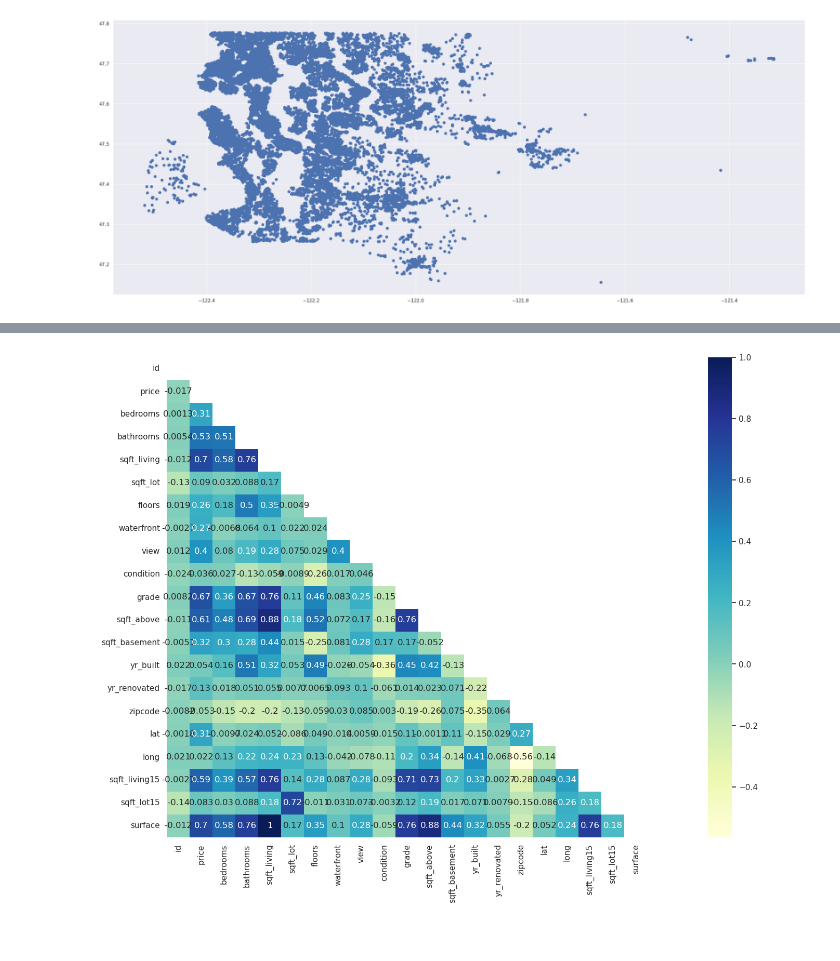
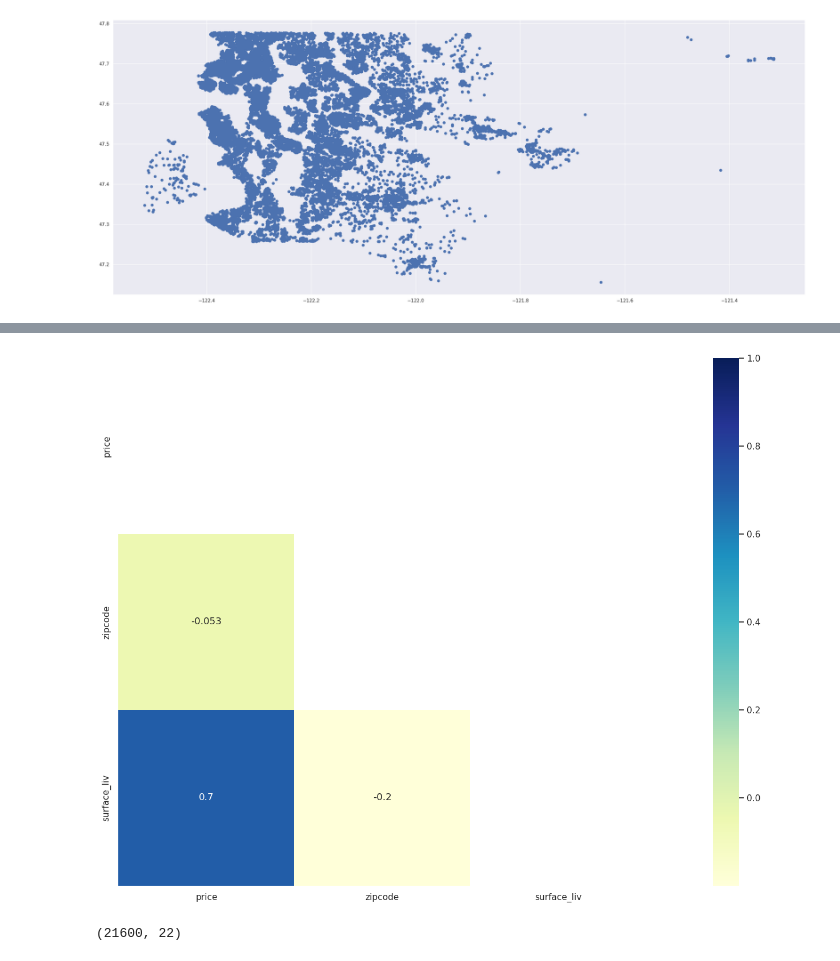
Before and after one commit to jadamin/machine_learning_brief, a Jupyter notebook: annalyse.ipynb, the cells around one changed output, grey strips where cells are left out. Saved outputs shown, nothing was run; the diff lists cells and outputs as text; code cells hidden in the pictures.

```diff
--- a/annalyse.ipynb
+++ b/annalyse.ipynb
@@ -112,5 +109,5 @@ df.loc[df['bedrooms'] > 10]
 | 8757 | 1773100755 | 20140821T000000 | 520000.0 | 11 | 3.00 | 3000 | 4960 | 2.0 | 0 | 0 | ... |
 | 15870 | 2402100895 | 20140625T000000 | 640000.0 | 33 | 1.75 | 1620 | 6000 | 1.0 | 0 | 0 | ... |
 # %%
-df = df.assign(surface = df.sqft_living * 0.092903)
+df = df.assign(surface_liv = df.sqft_living * 0.092903)
 # %%
@@ -378,11 +375,15 @@ ax = df.hist(figsize=(18,25))
 # %%
 pearson = df.corr(method='pearson')
-
-
+pearson = df.drop(['floors','waterfront','condition','lat','long', 'sqft_basement','view','sqft_above','bedrooms','bathrooms','sqft_lot','sqft_living','id','floors','sqft_living15','sqft_lot15','yr_built','yr_renovated','grade'],axis=1)
+pearson = pearson.corr(method='pearson')
 sns.set(rc={'figure.figsize':(30,12)})
 mask = np.zeros_like(pearson)
 mask[np.triu_indices_from(mask)] = True
 with sns.axes_style("white"):
    ax = sns.heatmap(data=pearson, cmap="YlGnBu", mask=mask, vmax=1, annot=True, square=True)
 # %% [output]
-[figure, old version]
+[figure, new version]
+# %%
+df.shape
+# %% [output]
+(21600, 22)
```
Also changed, not shown: parts of 21 cells of this notebook.
